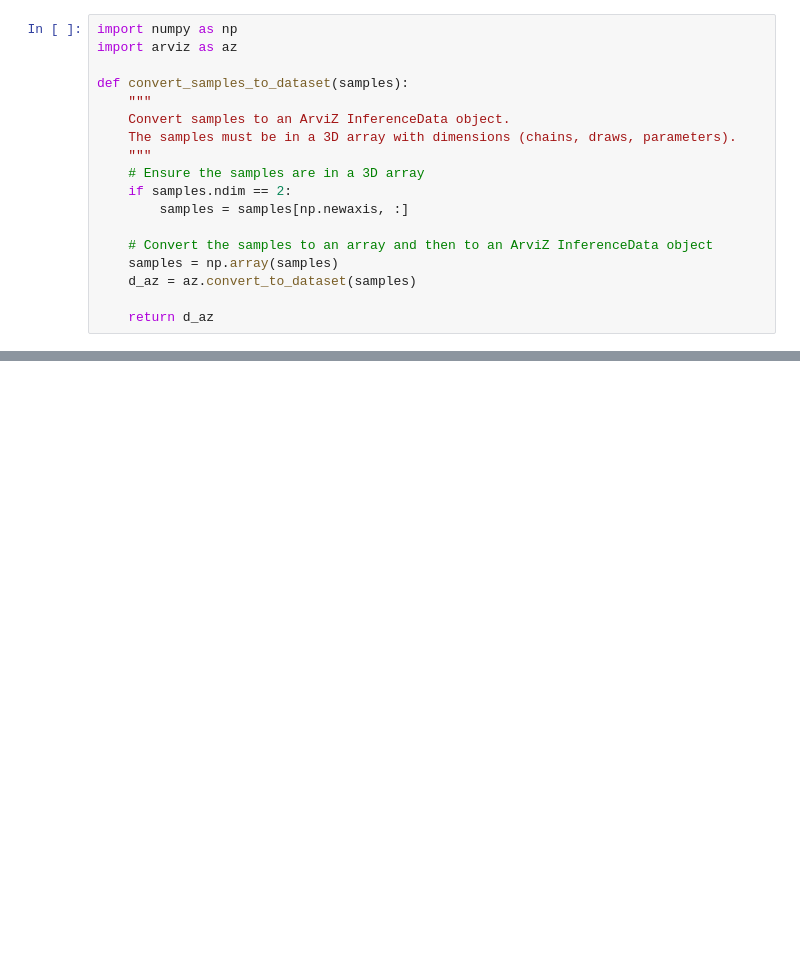
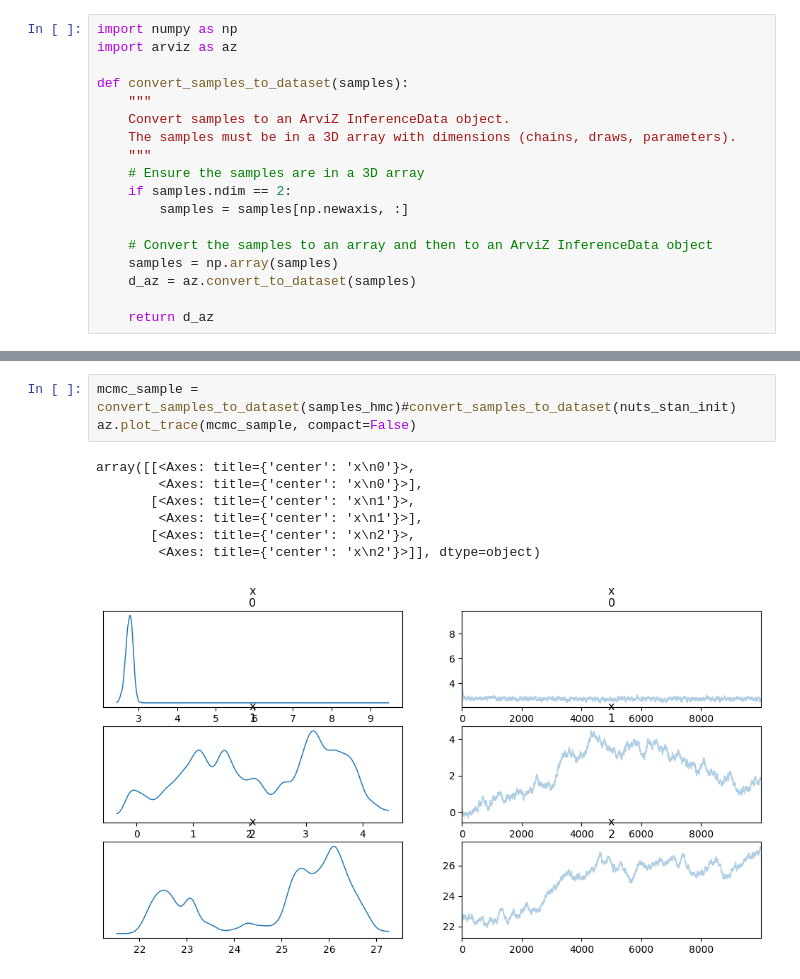
Before and after one commit to oduerr/da, a Jupyter notebook: python/hello_blackjax.ipynb, the cells around one changed output, grey strips where cells are left out. Saved outputs shown, nothing was run; the diff lists cells and outputs as text; blank space fills up the shorter version.

```diff
--- a/python/hello_blackjax.ipynb
+++ b/python/hello_blackjax.ipynb
@@ -227,0 +264,11 @@ display('ESS', ess_df)
+# %%
+mcmc_sample = convert_samples_to_dataset(samples_hmc)#convert_samples_to_dataset(nuts_stan_init)
+az.plot_trace(mcmc_sample, compact=False)
+# %% [output]
+array([[<Axes: title={'center': 'x\n0'}>,
+        <Axes: title={'center': 'x\n0'}>],
+       [<Axes: title={'center': 'x\n1'}>,
+        <Axes: title={'center': 'x\n1'}>],
+       [<Axes: title={'center': 'x\n2'}>,
+        <Axes: title={'center': 'x\n2'}>]], dtype=object)
+[figure, added]
```
Also changed, not shown: parts of 15 cells of this notebook, 5 other files.
